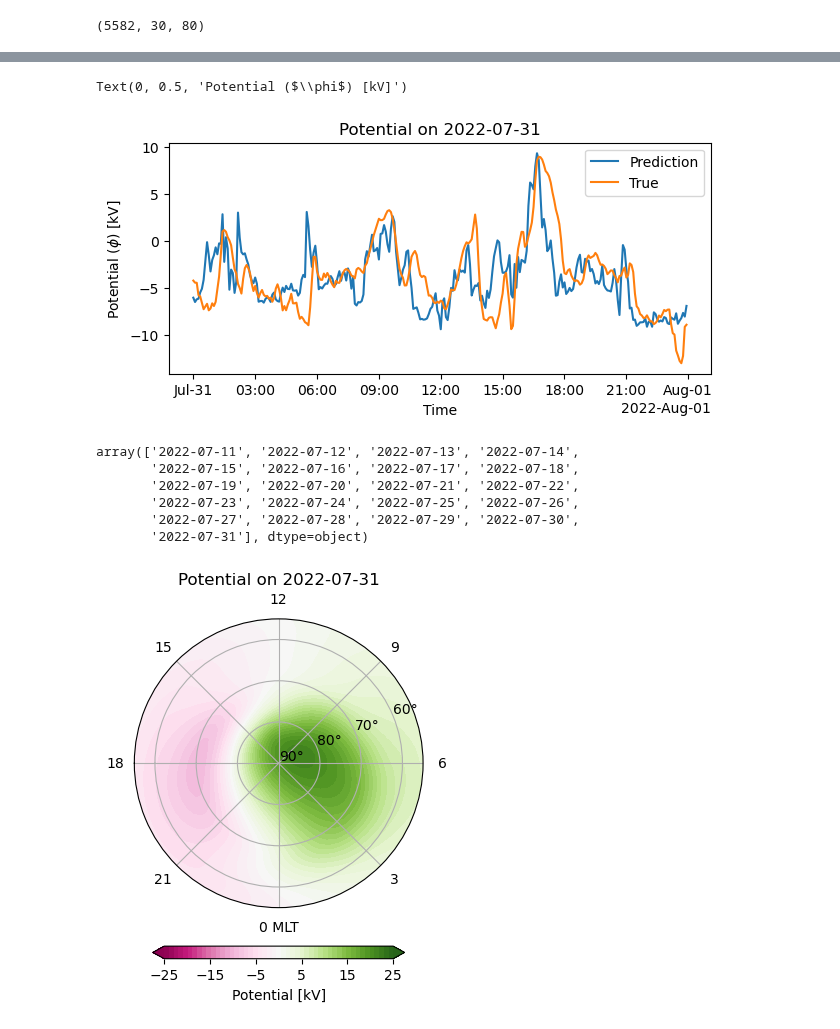
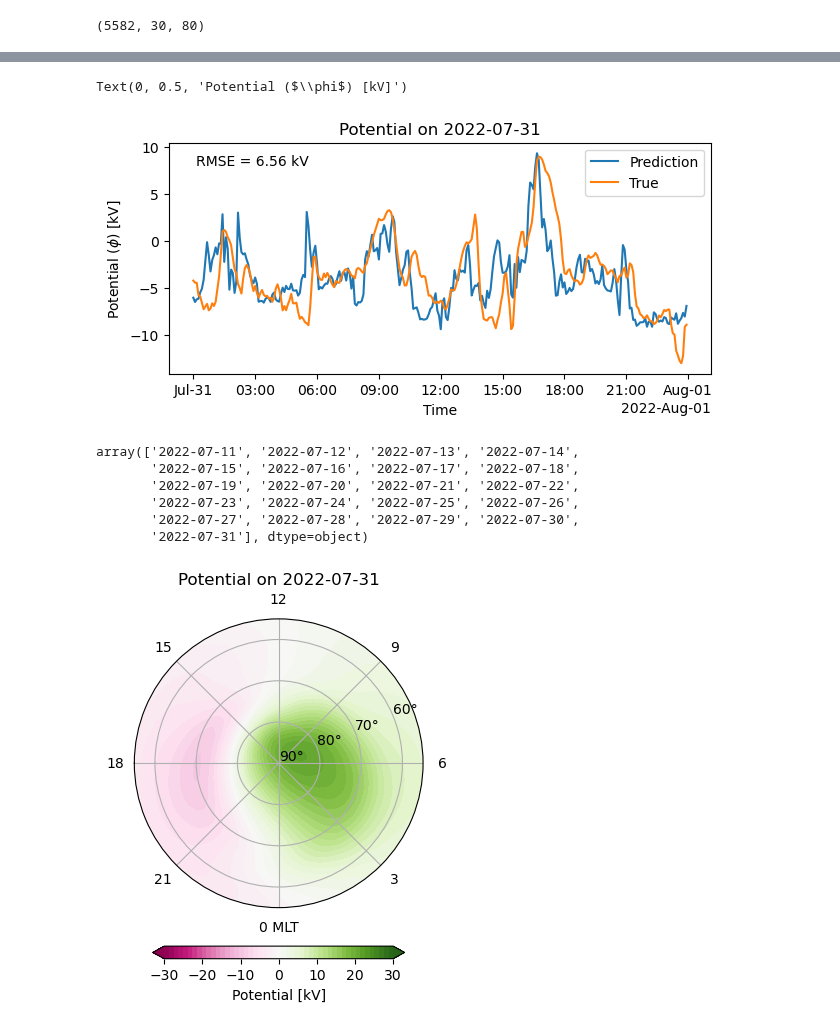
Before and after one commit to reddy-sachin/REPPU-ESN2, a Jupyter notebook: SR_ML/pre-processing.ipynb, the cells around one changed output, grey strips where cells are left out. Cells and saved outputs as stored; diff of their text form; code cells hidden in the pictures.

```diff
--- a/SR_ML/pre-processing.ipynb
+++ b/SR_ML/pre-processing.ipynb
@@ -198,6 +194,10 @@ date = '2022-07-31'
 fig, ax = plt.subplots(figsize=(7, 3))
 ds_pred['potential'].sel(dt=date).mean(['lat', 'lon']).plot(label='Prediction')
 ds_test['potential'].sel(dt=date).mean(['lat', 'lon']).plot(label='True')
+
+rmse = np.sqrt(np.mean((ds_pred['potential'].sel(dt=date).values - ds_test['potential'].sel(dt=date).values)**2))
+plt.annotate(f'RMSE = {rmse:.2f} kV', xy=(0.05, 0.9), xycoords='axes fraction')
+
 plt.legend()
 plt.title(f'Potential on {date}')
 plt.xlabel('Time')
@@ -205,7 +205,7 @@ phi = r'$\phi$'
 plt.ylabel(f'Potential ({phi}) [kV]')
 # %% [output]
 Text(0, 0.5, 'Potential ($\\phi$) [kV]')
-[figure, old version]
+[figure, new version]
 # %%
 #print unique dates from ds_pred dt
 dates = ds_pred['dt'].dt.strftime('%Y-%m-%d').values
@@ -225,36 +225,36 @@ pot_pred = ds_pred['potential'].sel(dt=date).values
 pot_pred = pot_pred[1]
 
 #plot
 theta = np.linspace(0, 360, 80)
 theta = theta - 90
 theta = theta / 360 * np.pi * 2
 
 r = np.linspace(53.1, 89.7, 30)
 r = 90 - r
 theta, r = np.meshgrid(theta, r)
 
-upper = 25
-lower = -25
+upper = 30
+lower = -30
 intervals = 50
 
 fig, ax = plt.subplots(subplot_kw={'projection': 'polar'}, figsize=(5, 5))
 c = ax.contourf(theta, r, -pot_pred, levels=np.linspace(lower,upper, intervals),
                 cmap='PiYG', extend='both')
 
 plt.colorbar(c, ax=ax, label='Potential [kV]', shrink=0.65, pad=0.1,
         ticks=np.arange(lower,upper+1,10), orientation='horizontal')
 
 ax.set_ylim([0, 35])
 ax.set_yticks([0, 10, 20, 30])
 ax.set_yticklabels(["90°", "80°", "70°", "60°"])
 ax.set_xlim([-np.pi, np.pi])
 ax.set_xticks(np.linspace(-np.pi, np.pi, 9)[1:])
 ax.set_xticklabels(["21", "0 MLT", "3", "6", "9", "12", "15", "18"])
 
 plt.title(f'Potential on {date}')
 plt.show()
 # %% [output]
-[figure, old version]
+[figure, new version]
 # %%
 pot_true = ds_test['potential'].sel(dt=date).values
 pot_true = pot_true[1]
```
Also changed, not shown: parts of 7 cells of this notebook, 2 other files.
